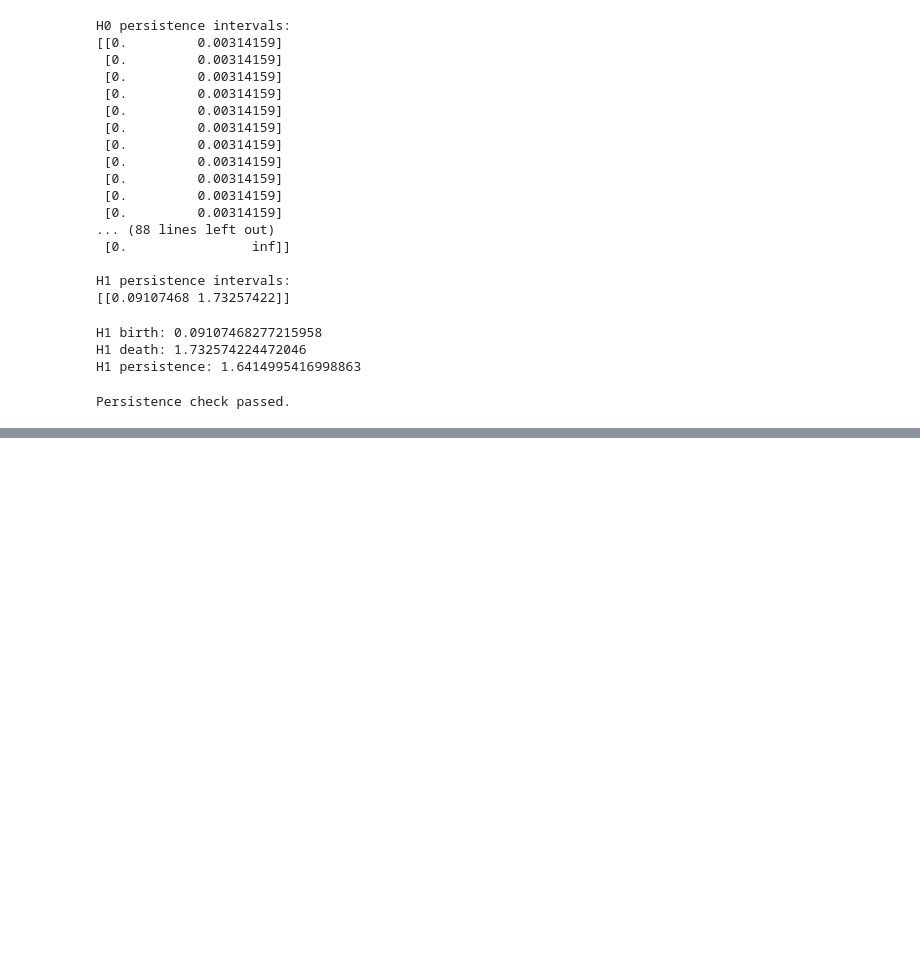
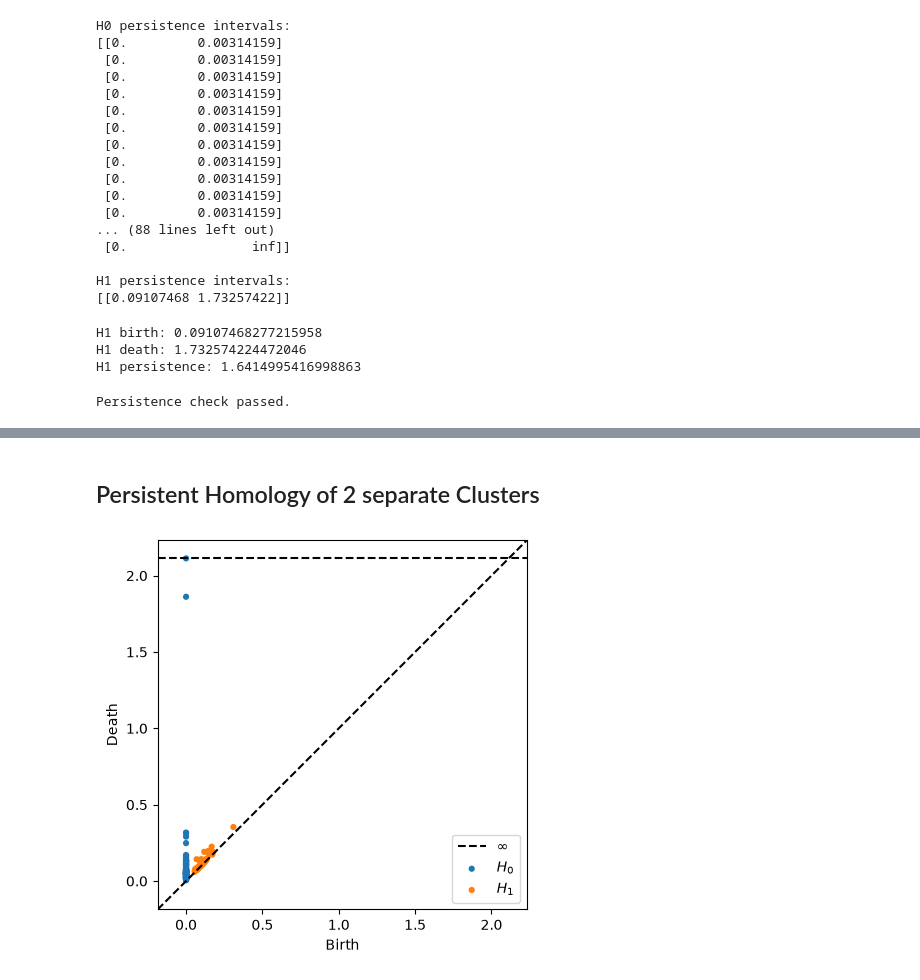
Before and after one commit to Matteo-Meyer/tda-time-series-classification, a Jupyter notebook: notebooks/01_synthetic_tda.ipynb, the cells around one changed output, grey strips where cells are left out. Saved outputs shown, nothing was run; the diff lists cells and outputs as text; code cells hidden in the pictures; blank space fills up the shorter version.

```diff
--- a/notebooks/01_synthetic_tda.ipynb
+++ b/notebooks/01_synthetic_tda.ipynb
@@ -142,0 +227,9 @@ Persistence check passed.
+# %% [markdown]
+## Persistent Homology of 2 separate Clusters
+# %%
+results_3 = ripser(joint_clusters, maxdim = 1,
+                  )
+diagrams_3 = results_3["dgms"]
+plot_diagrams(diagrams_3, show = True)
+# %% [output]
+[figure, added]
```
Also changed, not shown: parts of 25 cells of this notebook, 1 other file.
